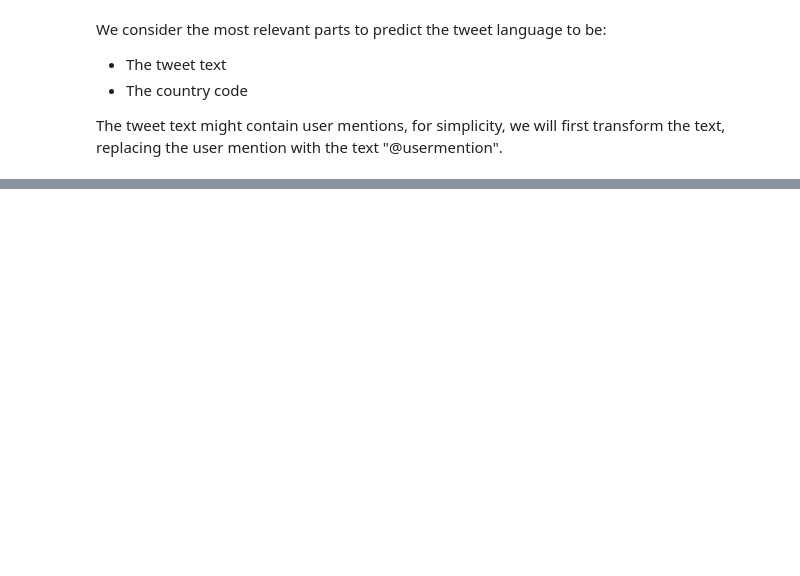
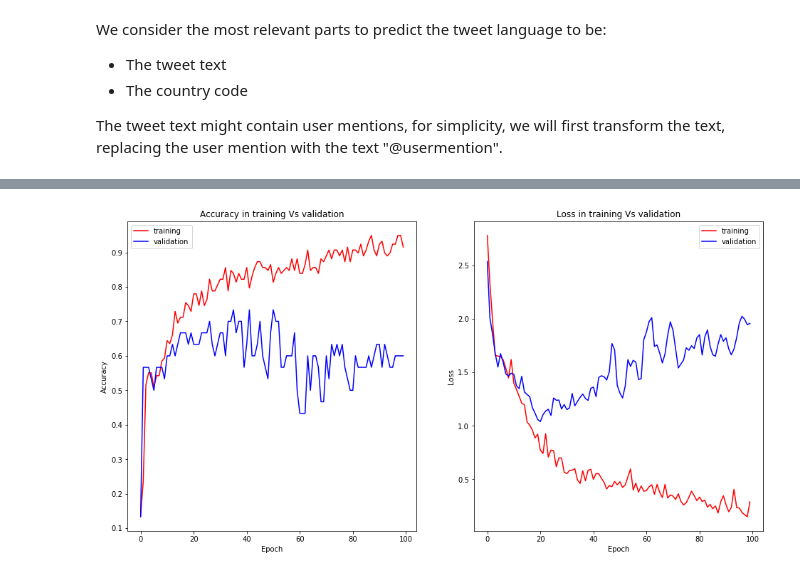
Before and after one commit to Ohtar10/wtsp, a Jupyter notebook: notebooks/jupyter/tweet-language-classification.ipynb, the cells around one changed output, grey strips where cells are left out. Drawn from its saved outputs; the diff is of its cells as text; code cells hidden in the pictures; blank space fills up the shorter version.

Commit message:
WIP Change tweet parquet files to include all the languages. Work on lang classification model

```diff
--- a/notebooks/jupyter/tweet-language-classification.ipynb
+++ b/notebooks/jupyter/tweet-language-classification.ipynb
@@ -54,3 +69,6 @@ array(['en'], dtype=object)
+# %%
+language_encoder = LabelEncoder()
+language_encoded = language_encoder.fit_transform(tweets.lang.values).reshape(-1, 1)
 # %% [markdown]
 With this information we'll create embeddings to train a CNN + Fully Connected ANN to predict the language.
 
@@ -64 +117,10 @@ train, test = train_test_split(tweets, test_size=0.2, random_state=1234)
+# %%
+from sklearn.model_selection import train_test_split
+
+X = tweet_sequences
+X_c = country_encoded
+y = language_encoded
+
+X_train, X_test, y_train, y_test = train_test_split(X, y, test_size=0.2, random_state=1234)
+X_train_c, X_test_c, _, _ = train_test_split(X_c, y, test_size=0.2, random_state=1234)
 # %% [markdown]
@@ -119,0 +182,4 @@ ValueError: Error when checking model input: the list of Numpy arrays that you a
+# %%
+%%time
+train_data = [X_train, X_train_c]
+history = model.fit(train_data, [y_train] * 2, epochs = 100, batch_size = 5, validation_split= 0.2)
@@ -119,0 +204,30 @@ ValueError: Error when checking model input: the list of Numpy arrays that you a
+# %%
+import matplotlib.pyplot as plt
+
+def plot_history(cnn, acc= 'acc', val_acc = 'val_acc', loss = 'loss', val_loss = 'val_loss'):
+    fig = plt.figure(figsize = (16, 8))
+    plt.subplot(1, 2, 1)
+    plt.title('Accuracy in training Vs validation')
+    plt.ylabel('Accuracy')
+    plt.xlabel('Epoch')
+    plt.plot(cnn.history[acc], 'r')
+    plt.plot(cnn.history[val_acc], 'b')
+    plt.legend(['training', 'validation'])
+
+    plt.subplot(1, 2, 2)
+    plt.title('Loss in training Vs validation')
+    plt.ylabel('Loss')
+    plt.xlabel('Epoch')
+    plt.plot(cnn.history[loss], 'r')
+    plt.plot(cnn.history[val_loss], 'b')
+    plt.legend(['training', 'validation'])
+
+    plt.show()
+# %%
+plot_history(history,
+             acc='prediction_acc',
+             val_acc='val_prediction_acc',
+             loss='prediction_loss',
+             val_loss='val_prediction_loss')
+# %% [output]
+[figure, added]
```
Also changed, not shown: parts of 21 cells of this notebook, 20 other files.
